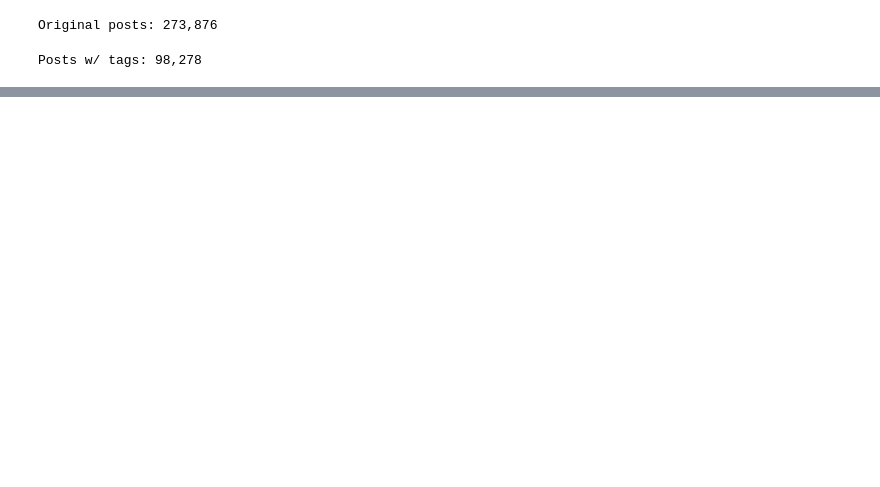
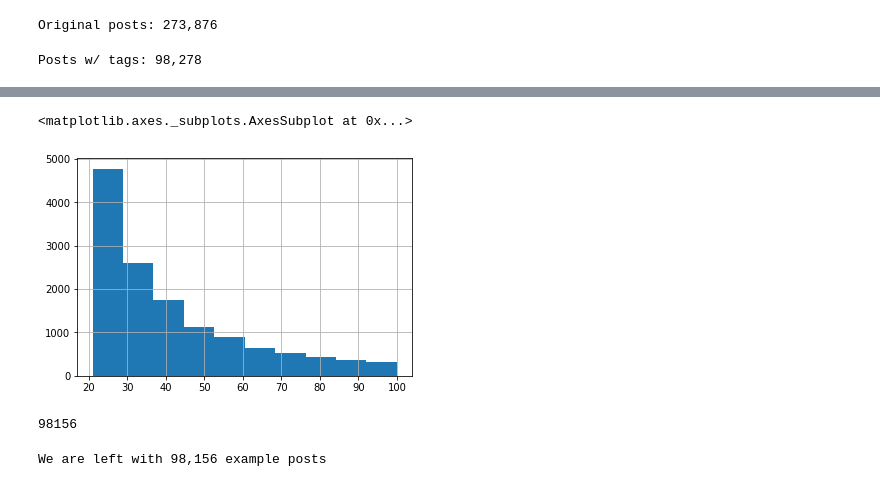
Before and after one commit to rjurney/deep_products, a Jupyter notebook: code/Deep Tag Labeler.ipynb, the cells around one changed output, grey strips where cells are left out. Saved outputs shown, nothing was run; the diff lists cells and outputs as text; code cells hidden in the pictures; blank space fills up the shorter version.

```diff
--- a/code/Deep Tag Labeler.ipynb
+++ b/code/Deep Tag Labeler.ipynb
@@ -333,0 +256,25 @@ AttributeError: 'numpy.dtype' object has no attribute 'base_dtype'
+# %%
+label_counts_df[label_counts_df <= 100].hist(bins=10)
+# %% [output]
+<matplotlib.axes._subplots.AxesSubplot at 0x...>
+[figure, added]
+# %%
+from collections import defaultdict
+
+# Compute a new class label set and label counts that are non-null to match filtered_code_words
+new_labels = []
+for post_id in post_ids.keys():
+    label_set = labels[post_id]
+    if post_ids[post_id]:
+        new_labels.append(label_set)
+
+del labels
+len(new_labels)
+# %% [output]
+98156
+# %%
+# Validate the posts match the labels
+assert(len(filtered_df.index) == len(new_labels))
+print('We are left with {:,} example posts'.format(len(filtered_df.index)))
+# %% [output]
+We are left with 98,156 example posts
```
Also changed, not shown: parts of 43 cells of this notebook.
